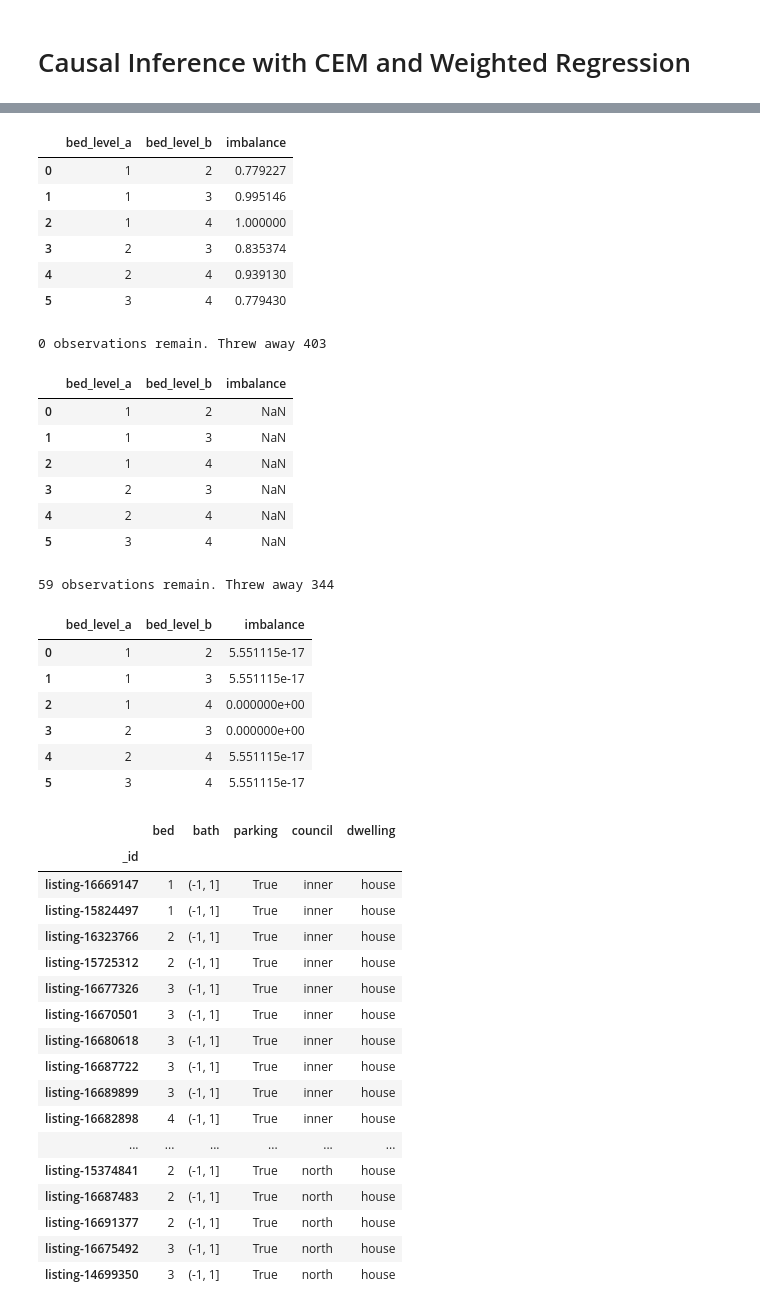
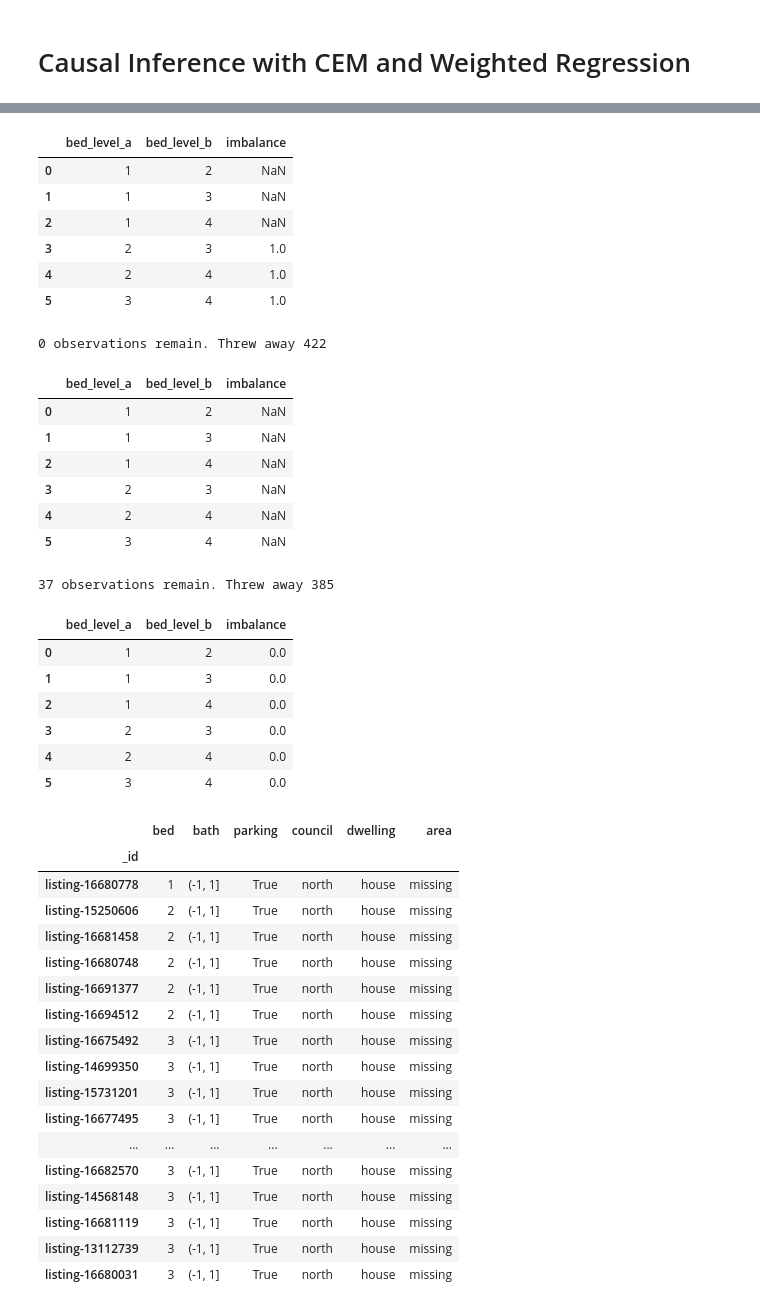
Before and after one commit to lewisbails/real-estate, a Jupyter notebook: notebooks/treatment_effects.ipynb, the cells around one changed output, grey strips where cells are left out. Drawn from its saved outputs; the diff is of its cells as text; code cells hidden in the pictures.

```diff
--- a/notebooks/treatment_effects.ipynb
+++ b/notebooks/treatment_effects.ipynb
@@ -111,22 +131,22 @@ councils = {
 }
 # %%
 y = df["price"]
-X = df.drop(columns="price")[["bed", "bath", "parking", "council", "dwelling"]]
+X = df.drop(columns="price")[["bed", "bath", "parking", "council", "dwelling", "area"]]
 # %%
 # no matching
 L1(X, "bed")
 # very imbalanced
 # %% [output]
 |  | bed_level_a | bed_level_b | imbalance |
-| 0 | 1 | 2 | 0.779227 |
-| 1 | 1 | 3 | 0.995146 |
-| 2 | 1 | 4 | 1.000000 |
-| 3 | 2 | 3 | 0.835374 |
-| 4 | 2 | 4 | 0.939130 |
-| 5 | 3 | 4 | 0.779430 |
+| 0 | 1 | 2 | NaN |
+| 1 | 1 | 3 | NaN |
+| 2 | 1 | 4 | NaN |
+| 3 | 2 | 3 | 1.0 |
+| 4 | 2 | 4 | 1.0 |
+| 5 | 3 | 4 | 1.0 |
 # %%
 # exact matching
-# throw away examples from strata (defined by council, dwelling, bath and parking) that do not contain all levels of the treatment (number of beds)
+# throw away examples from strata (defined by council, dwelling, bath, parking and area) that do not contain all levels of the treatment (number of beds)
 weights = match(X, "bed")
 
 print(f"{(weights > 0).sum()} observations remain. Threw away {(weights == 0).sum()}")
@@ -134,7 +154,7 @@ print(f"{(weights > 0).sum()} observations remain. Threw away {(weights == 0).su
 L1(X, "bed", weights)
 # no examples left..
 # %% [output]
-0 observations remain. Threw away 403
+0 observations remain. Threw away 422
 |  | bed_level_a | bed_level_b | imbalance |
 | 0 | 1 | 2 | NaN |
 | 1 | 1 | 3 | NaN |
@@ -150,6 +170,7 @@ X_coarse = X.copy()
 X_coarse["council"] = X_coarse["council"].map(councils)  # north, south, east, west, inner, hills, outer
 X_coarse["parking"] = X_coarse["parking"] > 0  # yes or no
 X_coarse["bath"] = pd.cut(X_coarse["bath"], bins=[-1, 1, 2, 100])  # 1, 2, 3+
+X_coarse["area"] = pd.cut(X_coarse["area"], bins=[-1, 200, 400, 800, 10000]).cat.add_categories("missing").fillna("missing")
 
 weights = match(X_coarse, "bed")
 weights = weights[X.index]  # not necessary, but it supresses that warning
@@ -158,35 +179,35 @@ print(f"{(weights > 0).sum()} observations remain. Threw away {(weights == 0).su
 
 L1(X_coarse, "bed", weights)
 # %% [output]
-59 observations remain. Threw away 344
+37 observations remain. Threw away 385
 |  | bed_level_a | bed_level_b | imbalance |
-| 0 | 1 | 2 | 5.551115e-17 |
-| 1 | 1 | 3 | 5.551115e-17 |
-| 2 | 1 | 4 | 0.000000e+00 |
-| 3 | 2 | 3 | 0.000000e+00 |
-| 4 | 2 | 4 | 5.551115e-17 |
-| 5 | 3 | 4 | 5.551115e-17 |
+| 0 | 1 | 2 | 0.0 |
+| 1 | 1 | 3 | 0.0 |
+| 2 | 1 | 4 | 0.0 |
+| 3 | 2 | 3 | 0.0 |
+| 4 | 2 | 4 | 0.0 |
+| 5 | 3 | 4 | 0.0 |
 # %%
-X_coarse[weights > 0].sort_values(["council", "dwelling", "bath", "parking", "bed"]).head(20)
+X_coarse[weights > 0].sort_values(["council", "dwelling", "area", "bath", "parking", "bed"]).head(20)
 # %% [output]
-|  | bed | bath | parking | council | dwelling |
-| _id |  |  |  |  |  |
-| listing-16669147 | 1 | (-1, 1] | True | inner | house |
-| listing-15824497 | 1 | (-1, 1] | True | inner | house |
-| listing-16323766 | 2 | (-1, 1] | True | inner | house |
-| listing-15725312 | 2 | (-1, 1] | True | inner | house |
-| listing-16677326 | 3 | (-1, 1] | True | inner | house |
-| listing-16670501 | 3 | (-1, 1] | True | inner | house |
-| listing-16680618 | 3 | (-1, 1] | True | inner | house |
-| listing-16687722 | 3 | (-1, 1] | True | inner | house |
-| listing-16689899 | 3 | (-1, 1] | True | inner | house |
-| listing-16682898 | 4 | (-1, 1] | True | inner | house |
-| ... | ... | ... | ... | ... | ... |
-| listing-15374841 | 2 | (-1, 1] | True | north | house |
-| listing-16687483 | 2 | (-1, 1] | True | north | house |
-| listing-16691377 | 2 | (-1, 1] | True | north | house |
-| listing-16675492 | 3 | (-1, 1] | True | north | house |
-| listing-14699350 | 3 | (-1, 1] | True | north | house |
+|  | bed | bath | parking | council | dwelling | area |
+| _id |  |  |  |  |  |  |
+| listing-16680778 | 1 | (-1, 1] | True | north | house | missing |
+| listing-15250606 | 2 | (-1, 1] | True | north | house | missing |
+| listing-16681458 | 2 | (-1, 1] | True | north | house | missing |
+| listing-16680748 | 2 | (-1, 1] | True | north | house | missing |
+| listing-16691377 | 2 | (-1, 1] | True | north | house | missing |
+| listing-16694512 | 2 | (-1, 1] | True | north | house | missing |
+| listing-16675492 | 3 | (-1, 1] | True | north | house | missing |
+| listing-14699350 | 3 | (-1, 1] | True | north | house | missing |
+| listing-15731201 | 3 | (-1, 1] | True | north | house | missing |
+| listing-16677495 | 3 | (-1, 1] | True | north | house | missing |
+| ... | ... | ... | ... | ... | ... | ... |
+| listing-16682570 | 3 | (-1, 1] | True | north | house | missing |
+| listing-14568148 | 3 | (-1, 1] | True | north | house | missing |
+| listing-16681119 | 3 | (-1, 1] | True | north | house | missing |
+| listing-13112739 | 3 | (-1, 1] | True | north | house | missing |
+| listing-16680031 | 3 | (-1, 1] | True | north | house | missing |
 # %%
 print(X_coarse[weights > 0]["dwelling"].value_counts())
 print(X_coarse[weights > 0]["council"].value_counts())
```
Also changed, not shown: parts of 12 cells of this notebook, 2 other files.
